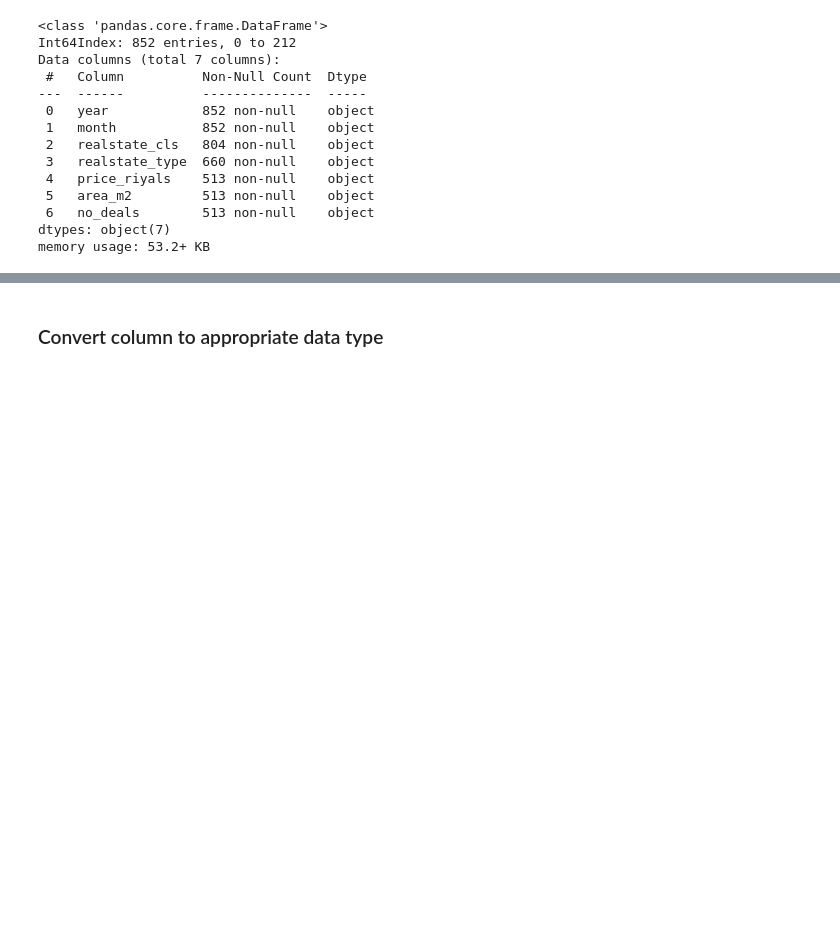
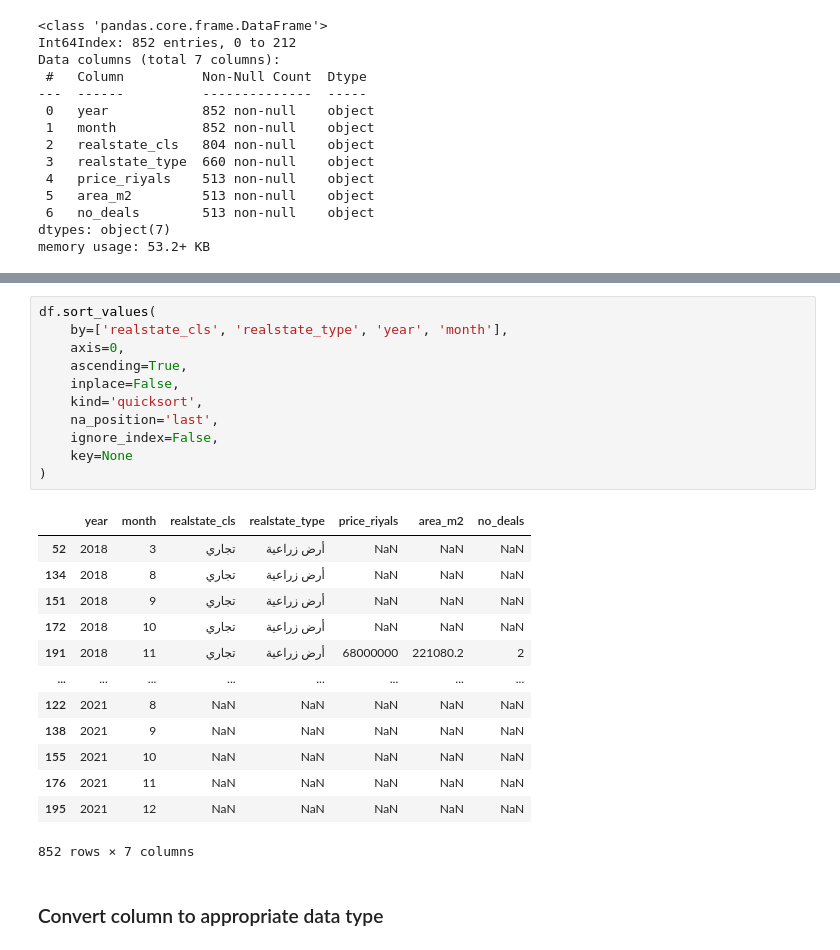
Before and after one commit to mlotfic/real_state_cleaning, a Jupyter notebook: Medina.ipynb, the cells around one changed output, grey strips where cells are left out. Saved outputs shown, nothing was run; the diff lists cells and outputs as text; blank space fills up the shorter version.

```diff
--- a/Medina.ipynb
+++ b/Medina.ipynb
@@ -277,3 +295,28 @@ array([1, 2, 3, 4, 5, 6, 7, 8, 9, 10, 11, 12], dtype=object)
+# %%
+df.sort_values(
+    by=['realstate_cls', 'realstate_type', 'year', 'month'],
+    axis=0,
+    ascending=True,
+    inplace=False,
+    kind='quicksort',
+    na_position='last',
+    ignore_index=False,
+    key=None
+)
+# %% [output]
+|  | year | month | realstate_cls | realstate_type | price_riyals | area_m2 | no_deals |
+| 52 | 2018 | 3 | تجاري | أرض زراعية | NaN | NaN | NaN |
+| 134 | 2018 | 8 | تجاري | أرض زراعية | NaN | NaN | NaN |
+| 151 | 2018 | 9 | تجاري | أرض زراعية | NaN | NaN | NaN |
+| 172 | 2018 | 10 | تجاري | أرض زراعية | NaN | NaN | NaN |
+| 191 | 2018 | 11 | تجاري | أرض زراعية | 68000000 | 221080.2 | 2 |
+| ... | ... | ... | ... | ... | ... | ... | ... |
+| 122 | 2021 | 8 | NaN | NaN | NaN | NaN | NaN |
+| 138 | 2021 | 9 | NaN | NaN | NaN | NaN | NaN |
+| 155 | 2021 | 10 | NaN | NaN | NaN | NaN | NaN |
+| 176 | 2021 | 11 | NaN | NaN | NaN | NaN | NaN |
+| 195 | 2021 | 12 | NaN | NaN | NaN | NaN | NaN |
+852 rows × 7 columns
 # %% [markdown]
 ### Convert column to appropriate data type
 # %%
```
Also changed, not shown: parts of 10 cells of this notebook.
